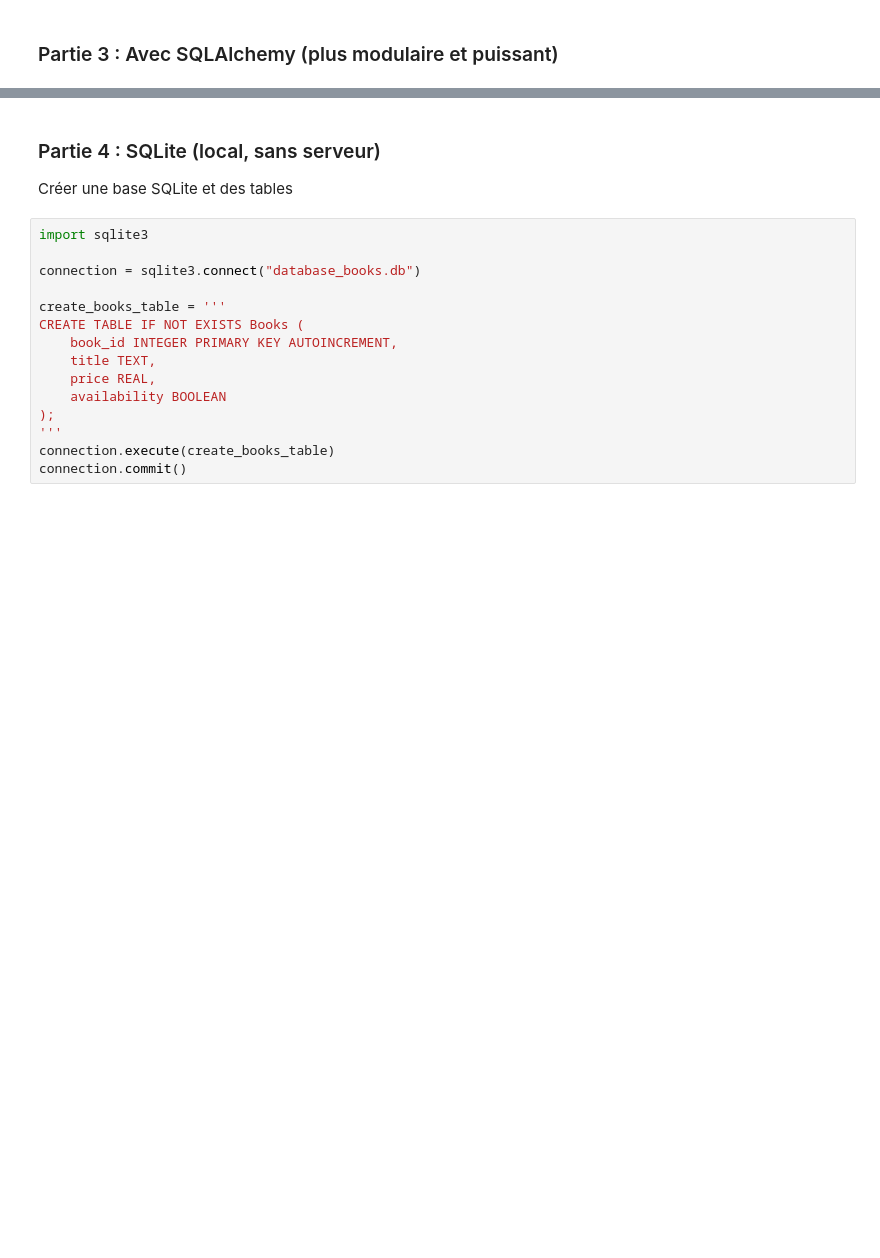
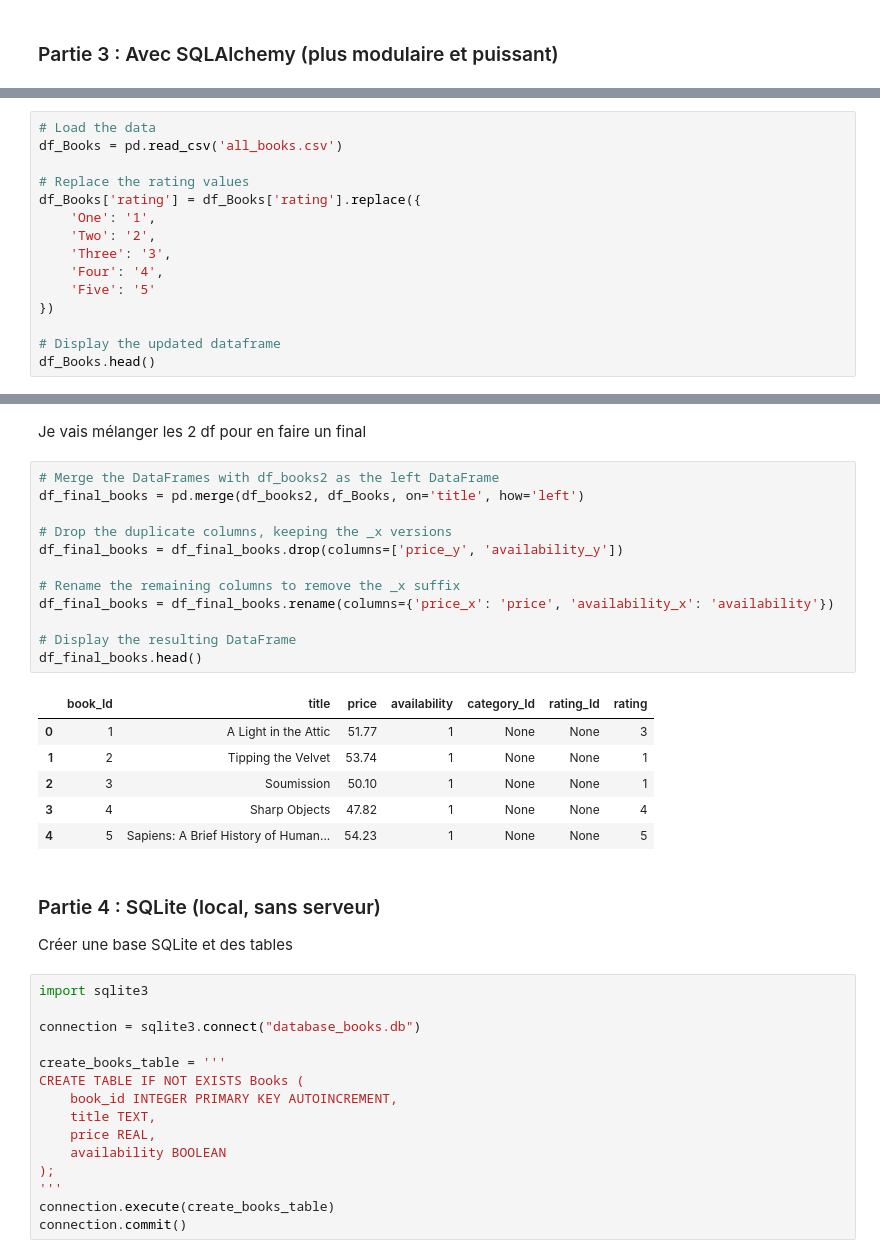
Before and after one commit to raymondgadji/DatAnalyst, a Jupyter notebook: Cours/Semaine8/SQL_PYthon_Connectors.ipynb, the cells around one changed output, grey strips where cells are left out. Drawn from its saved outputs; the diff is of its cells as text; blank space fills up the shorter version.

```diff
--- a/Cours/Semaine8/SQL_PYthon_Connectors.ipynb
+++ b/Cours/Semaine8/SQL_PYthon_Connectors.ipynb
@@ -195,0 +242,15 @@ df_books2.head()
+# %%
+# Load the data
+df_Books = pd.read_csv('all_books.csv')
+
+# Replace the rating values
+df_Books['rating'] = df_Books['rating'].replace({
+    'One': '1',
+    'Two': '2',
+    'Three': '3',
+    'Four': '4',
+    'Five': '5'
+})
+
+# Display the updated dataframe
+df_Books.head()
@@ -196,3 +264,24 @@ df_books2.head()
+# %% [markdown]
+Je vais mélanger les 2 df pour en faire un final
+# %%
+# Merge the DataFrames with df_books2 as the left DataFrame
+df_final_books = pd.merge(df_books2, df_Books, on='title', how='left')
+
+# Drop the duplicate columns, keeping the _x versions
+df_final_books = df_final_books.drop(columns=['price_y', 'availability_y'])
+
+# Rename the remaining columns to remove the _x suffix
+df_final_books = df_final_books.rename(columns={'price_x': 'price', 'availability_x': 'availability'})
+
+# Display the resulting DataFrame
+df_final_books.head()
+# %% [output]
+|  | book_Id | title | price | availability | category_Id | rating_Id | rating |
+| 0 | 1 | A Light in the Attic | 51.77 | 1 | None | None | 3 |
+| 1 | 2 | Tipping the Velvet | 53.74 | 1 | None | None | 1 |
+| 2 | 3 | Soumission | 50.10 | 1 | None | None | 1 |
+| 3 | 4 | Sharp Objects | 47.82 | 1 | None | None | 4 |
+| 4 | 5 | Sapiens: A Brief History of Human... | 54.23 | 1 | None | None | 5 |
 # %% [markdown]
 ### Partie 4 : SQLite (local, sans serveur)
 
```
Also changed, not shown: parts of 13 cells of this notebook, 2 other files.
